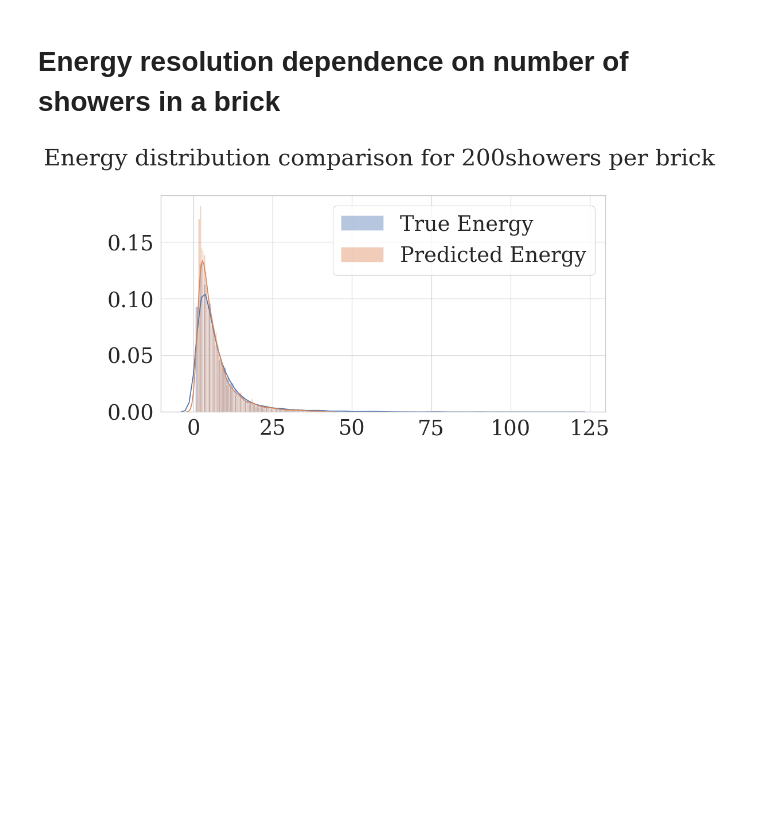
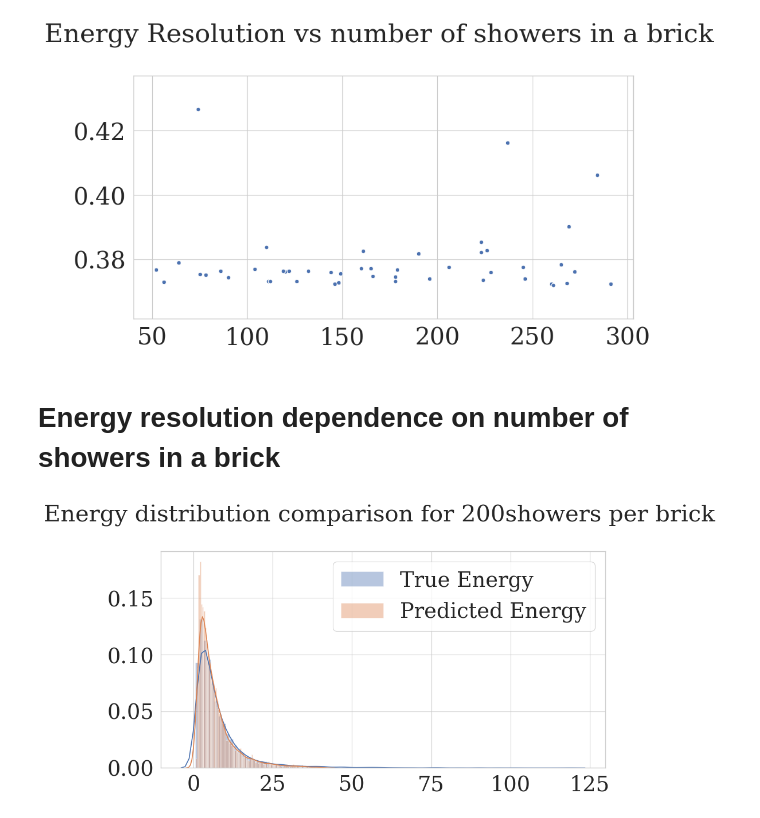
Before and after one commit to ketrint/ElectromagneticShowersReconstruction, a Jupyter notebook: ER_results.ipynb, the cells around one changed output. Saved outputs shown, nothing was run; the diff lists cells and outputs as text; code cells hidden in the pictures; blank space fills up the shorter version.

```diff
--- a/ER_results.ipynb
+++ b/ER_results.ipynb
@@ -132,2 +152,23 @@ plt.show()
+# %%
+ER = np.load('ER.npy')
+# %%
+n_showers = np.load('n_showers.npy')
+# %%
+n = []
+
+for i in range(len(n_showers)-1):
+    if n_showers[i+1] != n_showers[i]:
+        n.append(n_showers[i])
+n.append(n_showers[-1])
+# %%
+plt.figure(figsize=(10, 5), dpi=100)
+plt.title('Energy Resolution vs number of showers in a brick \n')
+
+sns.scatterplot(n, ER)
+
+plt.savefig('ER_per_brick.pdf', bbox_inches='tight')
+plt.show()
+# %% [output]
+[figure, added]
 # %% [markdown]
 # Energy resolution dependence on number of showers in a brick
```
Also changed, not shown: parts of 32 cells of this notebook.
